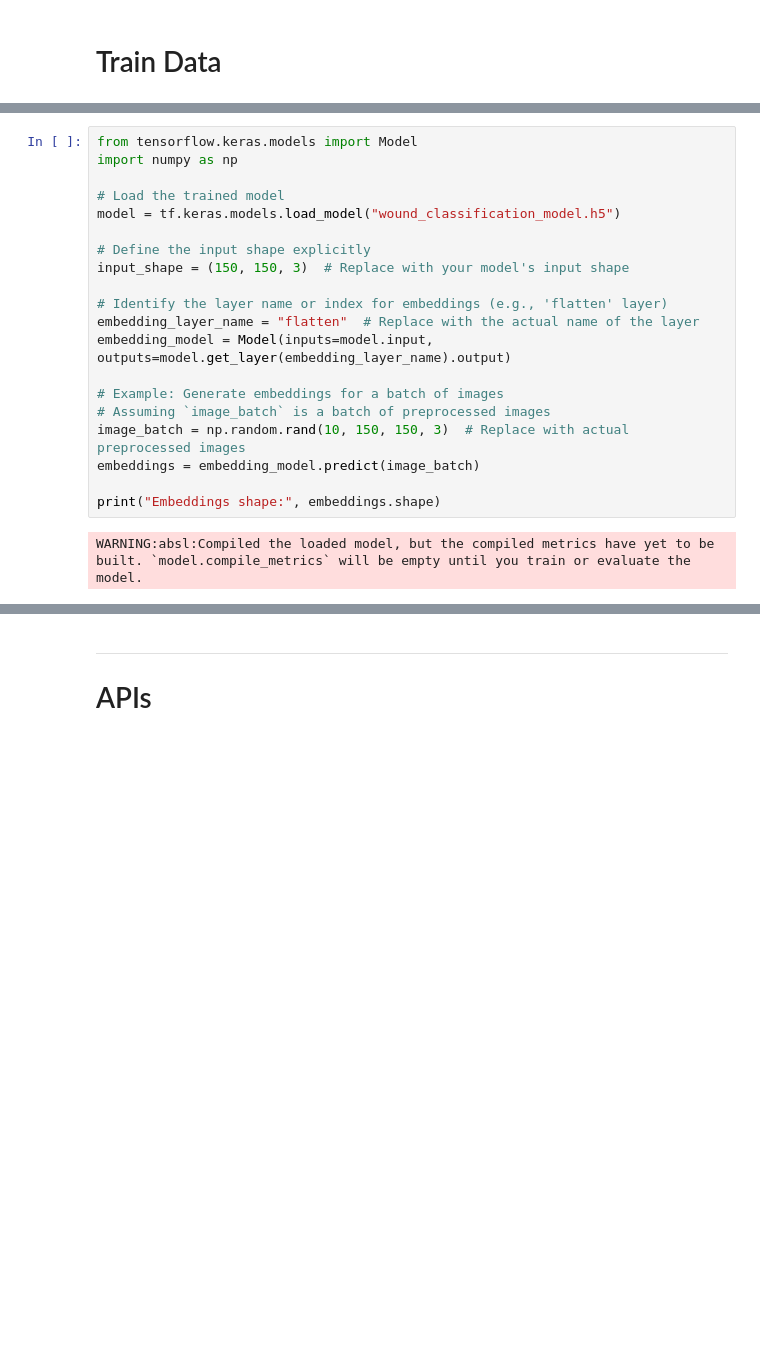
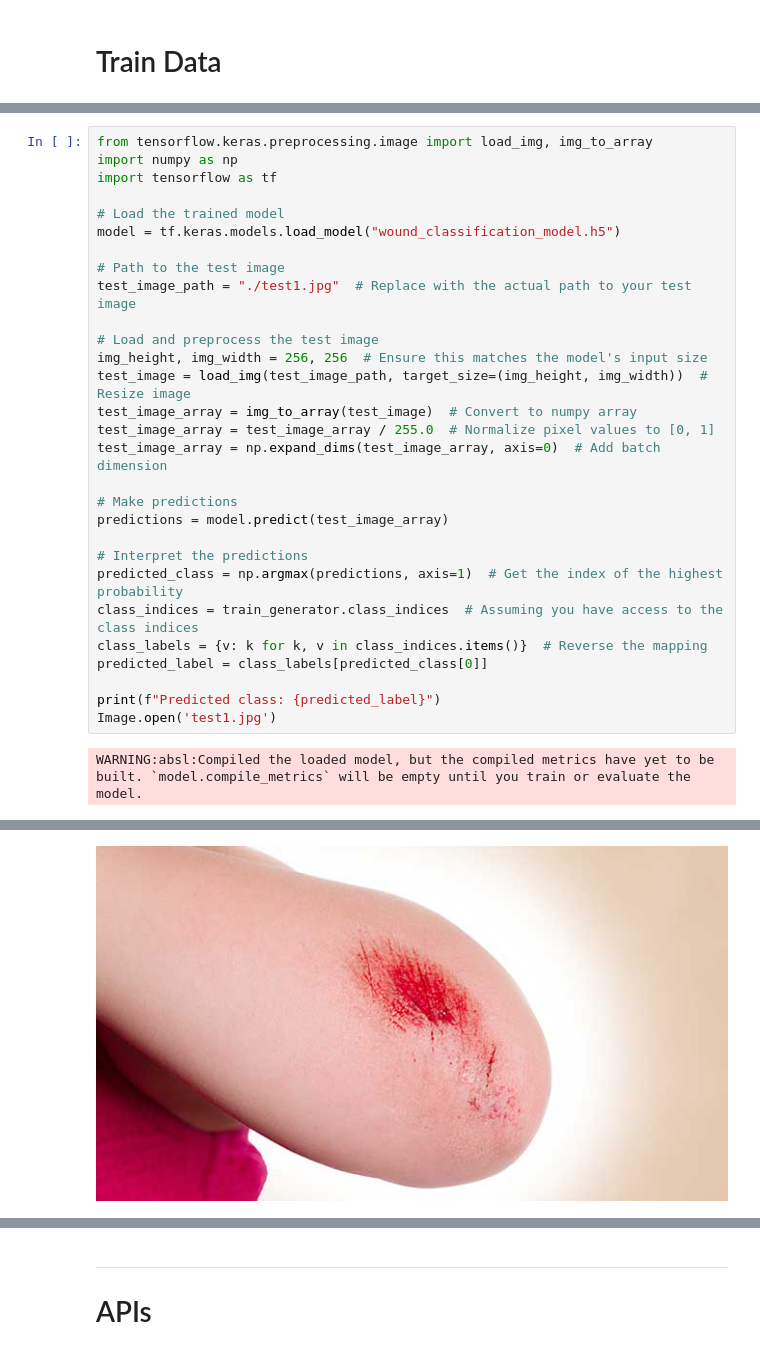
Before and after one commit to hyper07/AI_Hackathon, a Jupyter notebook: files/work/HowToUse.ipynb, the cells around one changed output, grey strips where cells are left out. Saved outputs shown, nothing was run; the diff lists cells and outputs as text; blank space fills up the shorter version.

```diff
--- a/files/work/HowToUse.ipynb
+++ b/files/work/HowToUse.ipynb
@@ -160,22 +191,31 @@ Model training complete and saved as 'wound_classification_model.h5'.
 # %%
-from tensorflow.keras.models import Model
+from tensorflow.keras.preprocessing.image import load_img, img_to_array
 import numpy as np
+import tensorflow as tf
 
 # Load the trained model
 model = tf.keras.models.load_model("wound_classification_model.h5")
 
-# Define the input shape explicitly
-input_shape = (150, 150, 3)  # Replace with your model's input shape
+# Path to the test image
+test_image_path = "./test1.jpg"  # Replace with the actual path to your test image
 
-# Identify the layer name or index for embeddings (e.g., 'flatten' layer)
-embedding_layer_name = "flatten"  # Replace with the actual name of the layer
-embedding_model = Model(inputs=model.input, outputs=model.get_layer(embedding_layer_name).output)
+# Load and preprocess the test image
+img_height, img_width = 256, 256  # Ensure this matches the model's input size
+test_image = load_img(test_image_path, target_size=(img_height, img_width))  # Resize image
+test_image_array = img_to_array(test_image)  # Convert to numpy array
+test_image_array = test_image_array / 255.0  # Normalize pixel values to [0, 1]
+test_image_array = np.expand_dims(test_image_array, axis=0)  # Add batch dimension
 
-# Example: Generate embeddings for a batch of images
-# Assuming `image_batch` is a batch of preprocessed images
-image_batch = np.random.rand(10, 150, 150, 3)  # Replace with actual preprocessed images
-embeddings = embedding_model.predict(image_batch)
+# Make predictions
+predictions = model.predict(test_image_array)
 
-print("Embeddings shape:", embeddings.shape)
+# Interpret the predictions
+predicted_class = np.argmax(predictions, axis=1)  # Get the index of the highest probability
+class_indices = train_generator.class_indices  # Assuming you have access to the class indices
+class_labels = {v: k for k, v in class_indices.items()}  # Reverse the mapping
+predicted_label = class_labels[predicted_class[0]]
+
+print(f"Predicted class: {predicted_label}")
+Image.open('test1.jpg')
 # %% [output]
 WARNING:absl:Compiled the loaded model, but the compiled metrics have yet to be built. `model.compile_metrics` will be empty until you train or evaluate the model.
@@ -182,0 +224 @@ AttributeError: The layer sequential_1 has never been called and thus has no def
+[figure, added]
```
Also changed, not shown: parts of 7 cells of this notebook, 2 other files.
